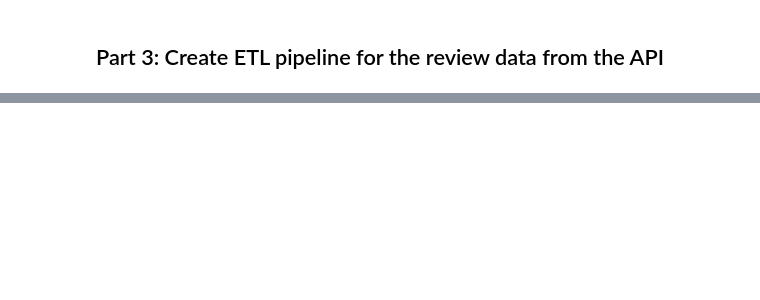
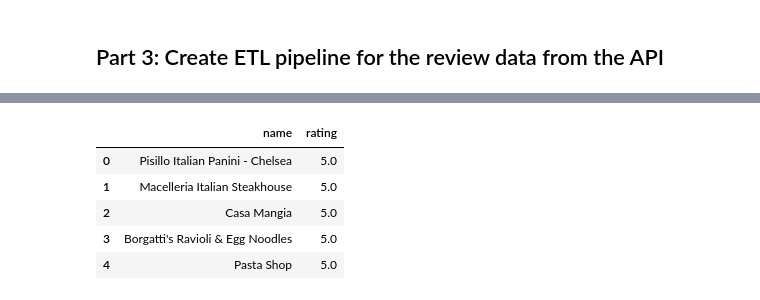
Before and after one commit to oqusous/nyc-mhtn-ds-071519-lectures, a Jupyter notebook: week-2/Yelp_API_SQL_lab.ipynb, the cells around one changed output, grey strips where cells are left out. Cells and saved outputs as stored; diff of their text form; code cells hidden in the pictures; blank space fills up the shorter version.

```diff
--- a/week-2/Yelp_API_SQL_lab.ipynb
+++ b/week-2/Yelp_API_SQL_lab.ipynb
@@ -342,0 +410,15 @@ http://www.mysqltutorial.org/mysql-foreign-key/
+# %%
+cursor.execute("""SELECT name, rating
+                                FROM businesses
+                                ORDER BY rating DESC
+                                LIMIT 5""")
+df = pd.DataFrame(cursor.fetchall())
+df.columns = [x[0] for x in cursor.description]
+df
+# %% [output]
+|  | name | rating |
+| 0 | Pisillo Italian Panini - Chelsea | 5.0 |
+| 1 | Macelleria Italian Steakhouse | 5.0 |
+| 2 | Casa Mangia | 5.0 |
+| 3 | Borgatti's Ravioli & Egg Noodles | 5.0 |
+| 4 | Pasta Shop | 5.0 |
```
Also changed, not shown: parts of 45 cells of this notebook, 2 other files.
